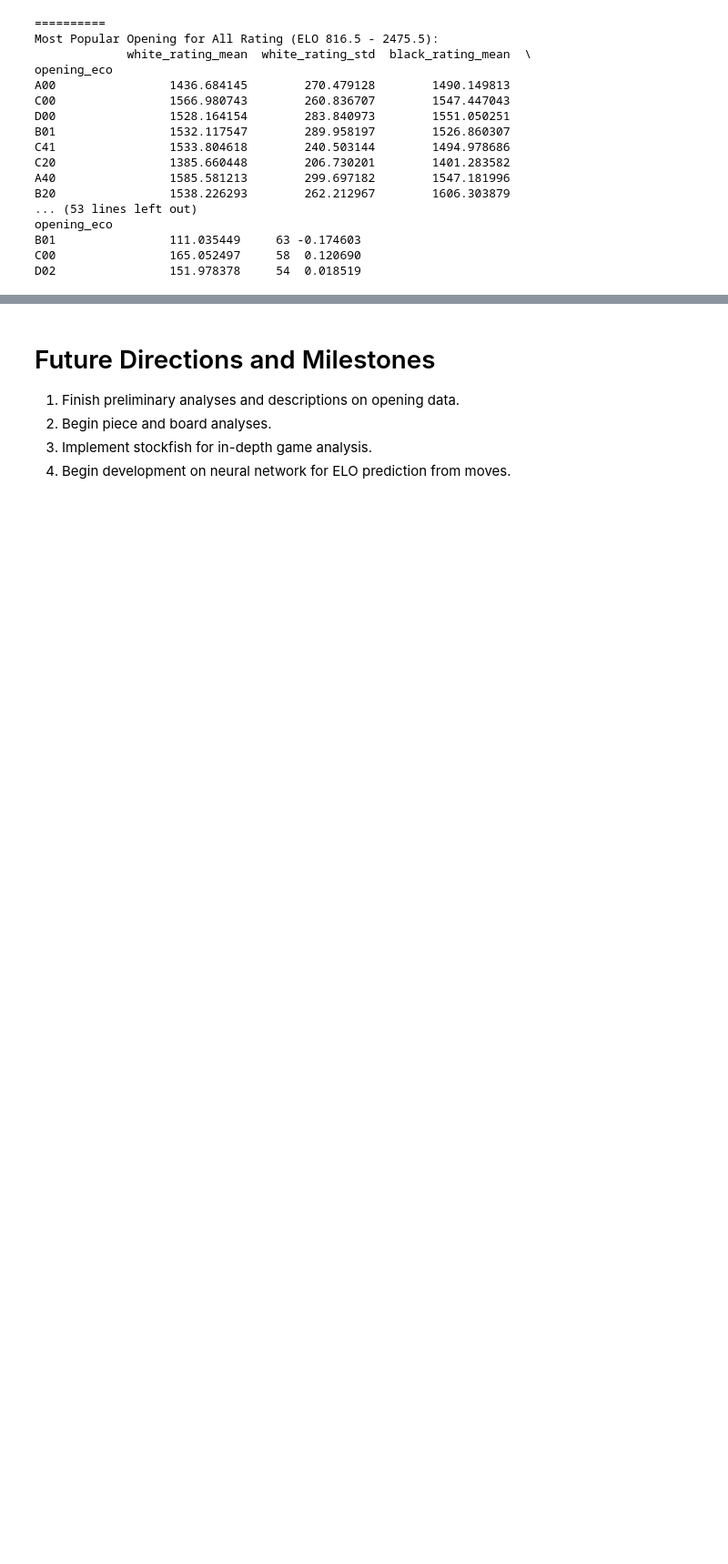
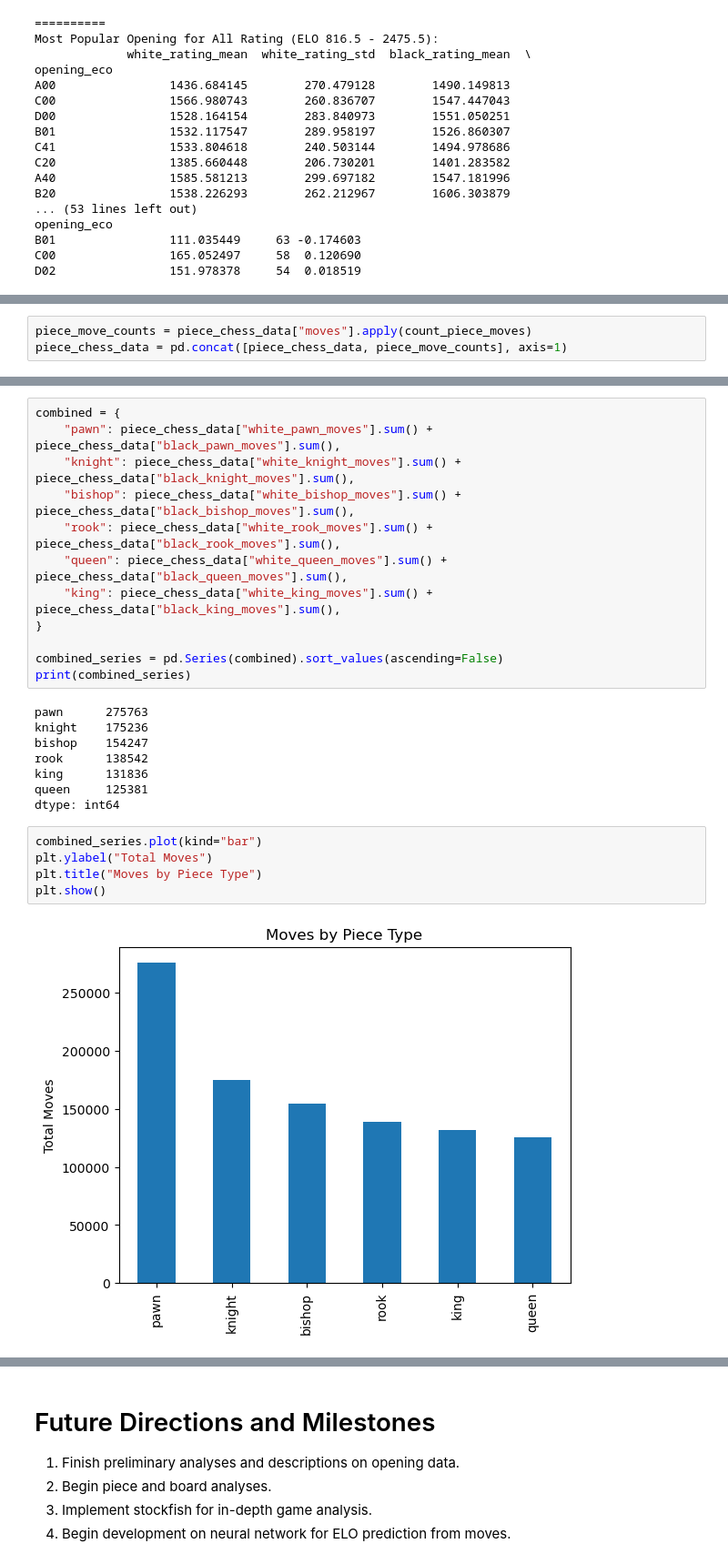
Before and after one commit to T-hawk/chess-ds-final, a Jupyter notebook: milestone.ipynb, the cells around one changed output, grey strips where cells are left out. Shown at 91% size. Saved outputs shown, nothing was run; the diff lists cells and outputs as text; blank space fills up the shorter version.

Commit message:
added piece analysis

```diff
--- a/milestone.ipynb
+++ b/milestone.ipynb
@@ -377,0 +595,3 @@ plt.show()
+# %%
+piece_move_counts = piece_chess_data["moves"].apply(count_piece_moves)
+piece_chess_data = pd.concat([piece_chess_data, piece_move_counts], axis=1)
@@ -377,0 +605,27 @@ plt.show()
+# %%
+combined = {
+    "pawn": piece_chess_data["white_pawn_moves"].sum() + piece_chess_data["black_pawn_moves"].sum(),
+    "knight": piece_chess_data["white_knight_moves"].sum() + piece_chess_data["black_knight_moves"].sum(),
+    "bishop": piece_chess_data["white_bishop_moves"].sum() + piece_chess_data["black_bishop_moves"].sum(),
+    "rook": piece_chess_data["white_rook_moves"].sum() + piece_chess_data["black_rook_moves"].sum(),
+    "queen": piece_chess_data["white_queen_moves"].sum() + piece_chess_data["black_queen_moves"].sum(),
+    "king": piece_chess_data["white_king_moves"].sum() + piece_chess_data["black_king_moves"].sum(),
+}
+
+combined_series = pd.Series(combined).sort_values(ascending=False)
+print(combined_series)
+# %% [output]
+pawn      275763
+knight    175236
+bishop    154247
+rook      138542
+king      131836
+queen     125381
+dtype: int64
+# %%
+combined_series.plot(kind="bar")
+plt.ylabel("Total Moves")
+plt.title("Moves by Piece Type")
+plt.show()
+# %% [output]
+[figure, added]
```
Also changed, not shown: parts of 16 cells of this notebook.
